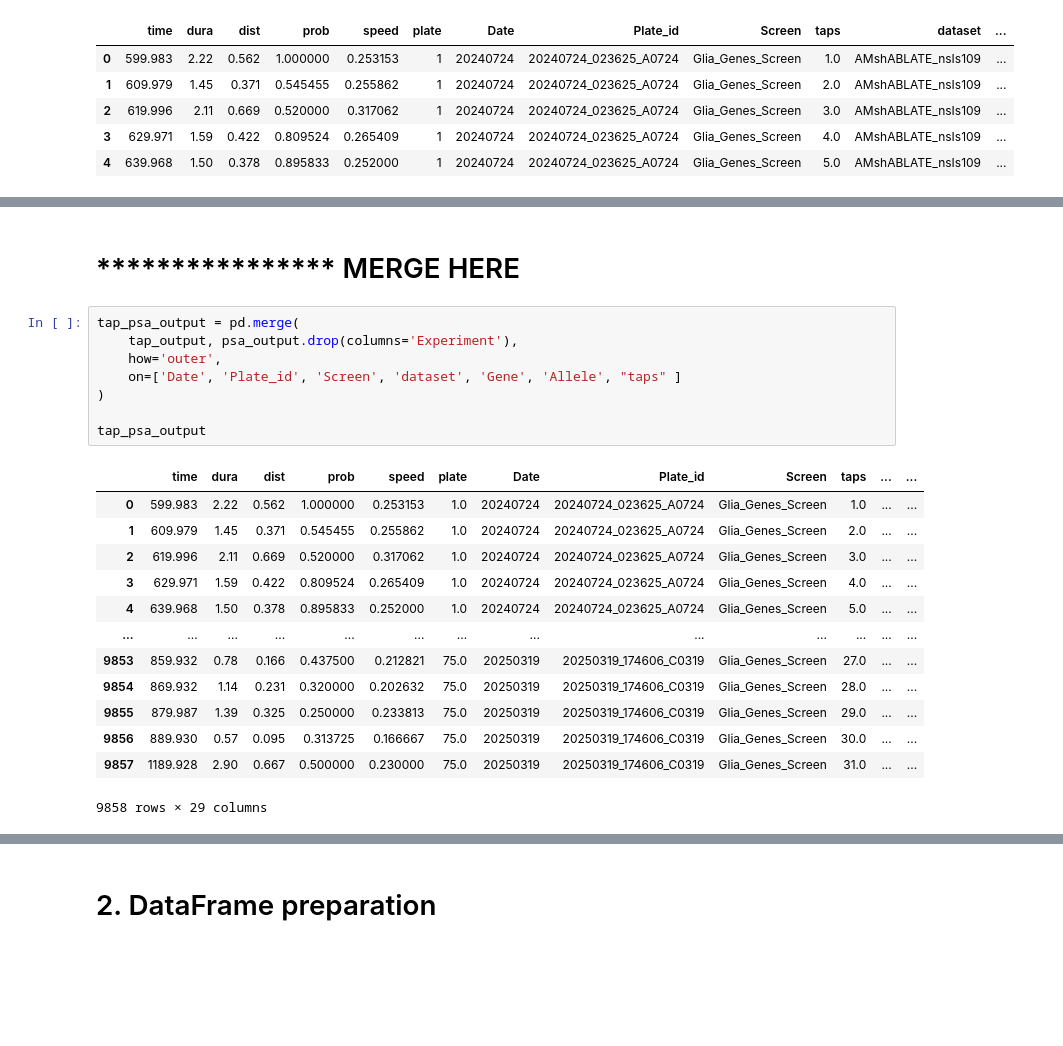
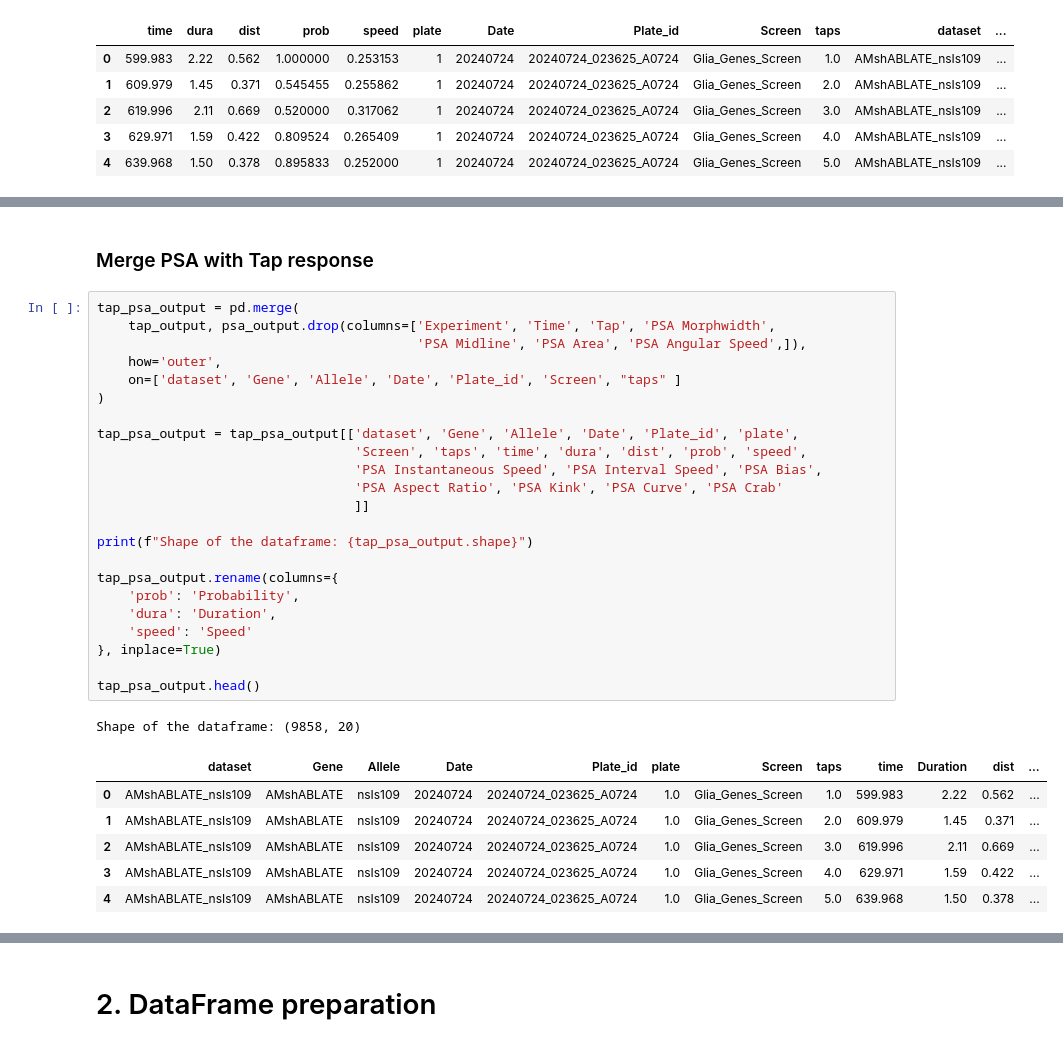
Before and after one commit to JosephLiangUBC/MWT_Dashboard, a Jupyter notebook: Step4_data_processing_for_db.ipynb, the cells around one changed output, grey strips where cells are left out. Cells and saved outputs as stored; diff of their text form; blank space fills up the shorter version.

```diff
--- a/Step4_data_processing_for_db.ipynb
+++ b/Step4_data_processing_for_db.ipynb
@@ -110,26 +115,35 @@ Shape of the tap .csv file: (9857, 24)
 | 4 | 1 | Glia_Genes_Screen | 20241024 | 20241024_171133_B1024 | N2 | N2 | N2 | 5.0 | 647.075 | 20.629630 | ... | ... |
 5 rows × 24 columns
 # %% [markdown]
-# **************** MERGE HERE
+### Merge PSA with Tap response
 # %%
 tap_psa_output = pd.merge(
-    tap_output, psa_output.drop(columns='Experiment'),
+    tap_output, psa_output.drop(columns=['Experiment', 'Time', 'Tap', 'PSA Morphwidth',
+                                         'PSA Midline', 'PSA Area', 'PSA Angular Speed',]),
     how='outer',
-    on=['Date', 'Plate_id', 'Screen', 'dataset', 'Gene', 'Allele', "taps" ]
+    on=['dataset', 'Gene', 'Allele', 'Date', 'Plate_id', 'Screen', "taps" ]
 )
 
-tap_psa_output
+tap_psa_output = tap_psa_output[['dataset', 'Gene', 'Allele', 'Date', 'Plate_id', 'plate',
+                                 'Screen', 'taps', 'time', 'dura', 'dist', 'prob', 'speed',
+                                 'PSA Instantaneous Speed', 'PSA Interval Speed', 'PSA Bias',
+                                 'PSA Aspect Ratio', 'PSA Kink', 'PSA Curve', 'PSA Crab'
+                                 ]]
+
+print(f"Shape of the dataframe: {tap_psa_output.shape}")
+
+tap_psa_output.rename(columns={
+    'prob': 'Probability',
+    'dura': 'Duration',
+    'speed': 'Speed'
+}, inplace=True)
+
+tap_psa_output.head()
 # %% [output]
+Shape of the dataframe: (9858, 20)
-|  | time | dura | dist | prob | speed | plate | Date | Plate_id | Screen | taps | ... | ... |
-| 0 | 599.983 | 2.22 | 0.562 | 1.000000 | 0.253153 | 1.0 | 20240724 | 20240724_023625_A0724 | Glia_Genes_Screen | 1.0 | ... | ... |
-| 1 | 609.979 | 1.45 | 0.371 | 0.545455 | 0.255862 | 1.0 | 20240724 | 20240724_023625_A0724 | Glia_Genes_Screen | 2.0 | ... | ... |
-| 2 | 619.996 | 2.11 | 0.669 | 0.520000 | 0.317062 | 1.0 | 20240724 | 20240724_023625_A0724 | Glia_Genes_Screen | 3.0 | ... | ... |
-| 3 | 629.971 | 1.59 | 0.422 | 0.809524 | 0.265409 | 1.0 | 20240724 | 20240724_023625_A0724 | Glia_Genes_Screen | 4.0 | ... | ... |
-| 4 | 639.968 | 1.50 | 0.378 | 0.895833 | 0.252000 | 1.0 | 20240724 | 20240724_023625_A0724 | Glia_Genes_Screen | 5.0 | ... | ... |
-| ... | ... | ... | ... | ... | ... | ... | ... | ... | ... | ... | ... | ... |
-| 9853 | 859.932 | 0.78 | 0.166 | 0.437500 | 0.212821 | 75.0 | 20250319 | 20250319_174606_C0319 | Glia_Genes_Screen | 27.0 | ... | ... |
-| 9854 | 869.932 | 1.14 | 0.231 | 0.320000 | 0.202632 | 75.0 | 20250319 | 20250319_174606_C0319 | Glia_Genes_Screen | 28.0 | ... | ... |
-| 9855 | 879.987 | 1.39 | 0.325 | 0.250000 | 0.233813 | 75.0 | 20250319 | 20250319_174606_C0319 | Glia_Genes_Screen | 29.0 | ... | ... |
-| 9856 | 889.930 | 0.57 | 0.095 | 0.313725 | 0.166667 | 75.0 | 20250319 | 20250319_174606_C0319 | Glia_Genes_Screen | 30.0 | ... | ... |
-| 9857 | 1189.928 | 2.90 | 0.667 | 0.500000 | 0.230000 | 75.0 | 20250319 | 20250319_174606_C0319 | Glia_Genes_Screen | 31.0 | ... | ... |
+|  | dataset | Gene | Allele | Date | Plate_id | plate | Screen | taps | time | Duration | dist | ... |
+| 0 | AMshABLATE_nsIs109 | AMshABLATE | nsIs109 | 20240724 | 20240724_023625_A0724 | 1.0 | Glia_Genes_Screen | 1.0 | 599.983 | 2.22 | 0.562 | ... |
+| 1 | AMshABLATE_nsIs109 | AMshABLATE | nsIs109 | 20240724 | 20240724_023625_A0724 | 1.0 | Glia_Genes_Screen | 2.0 | 609.979 | 1.45 | 0.371 | ... |
+| 2 | AMshABLATE_nsIs109 | AMshABLATE | nsIs109 | 20240724 | 20240724_023625_A0724 | 1.0 | Glia_Genes_Screen | 3.0 | 619.996 | 2.11 | 0.669 | ... |
+| 3 | AMshABLATE_nsIs109 | AMshABLATE | nsIs109 | 20240724 | 20240724_023625_A0724 | 1.0 | Glia_Genes_Screen | 4.0 | 629.971 | 1.59 | 0.422 | ... |
+| 4 | AMshABLATE_nsIs109 | AMshABLATE | nsIs109 | 20240724 | 20240724_023625_A0724 | 1.0 | Glia_Genes_Screen | 5.0 | 639.968 | 1.50 | 0.378 | ... |
-9858 rows × 29 columns
```
Also changed, not shown: parts of 17 cells of this notebook.
